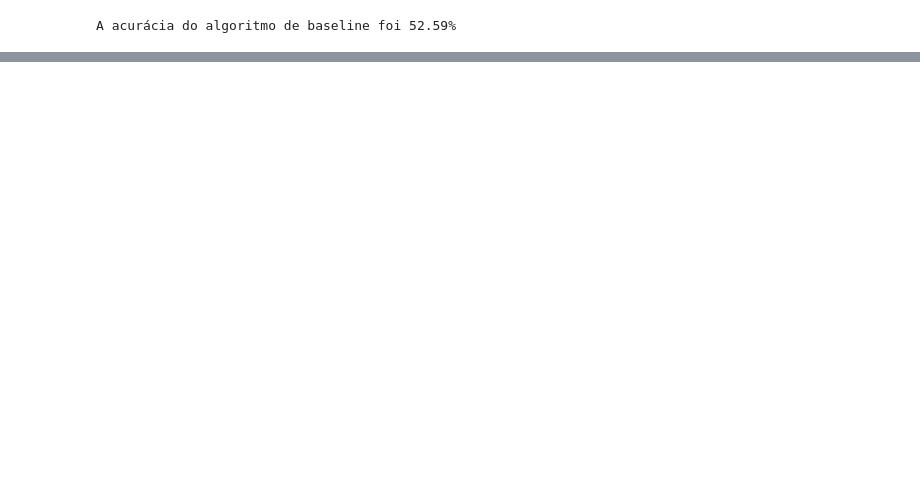
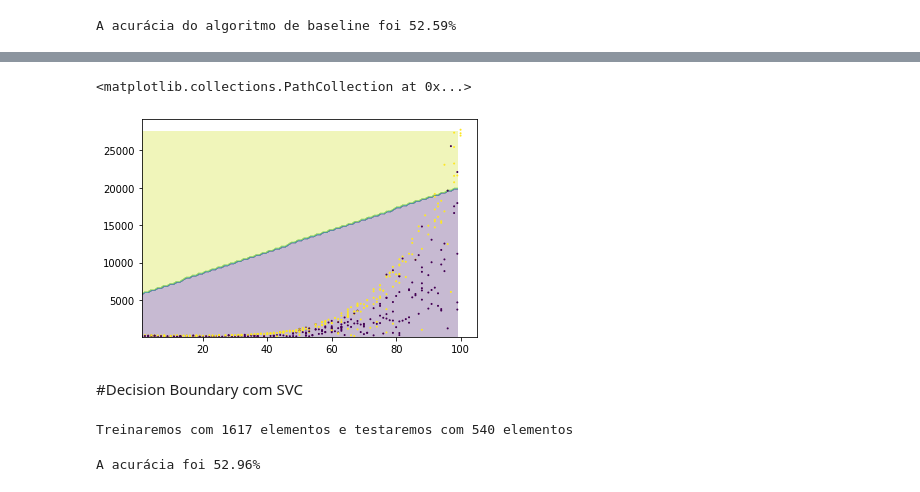
Before and after one commit to Andersonsstr/Curso-Alura-Machine-Learning, a Jupyter notebook: Plotando_Gráficos_Seaborn_e_SVC.ipynb, the cells around one changed output, grey strips where cells are left out. Drawn from its saved outputs; the diff is of its cells as text; code cells hidden in the pictures; blank space fills up the shorter version.

```diff
--- a/Plotando_Gráficos_Seaborn_e_SVC.ipynb
+++ b/Plotando_Gráficos_Seaborn_e_SVC.ipynb
@@ -115,0 +153,7 @@ A acurácia do algoritmo de baseline foi 52.59%
+# %%
+#Vamos desenhar uma linha manualmente para agregar na análise e assim visualizamos a linha usada para tomada de decisão
+x_min = teste_x.horas_esperadas.min()
+x_max = teste_x.horas_esperadas.max()
+y_min = teste_x.preco.min()
+y_max = teste_x.preco.max()
+print(x_min, x_max,y_min,y_max)
@@ -115,0 +162,8 @@ A acurácia do algoritmo de baseline foi 52.59%
+# %%
+pixels = 100
+eixo_x = np.arange(x_min, x_max, (x_max - x_min) / pixels)
+eixo_y = np.arange(y_min, y_max, (y_max - y_min) / pixels)
+# %%
+xx, yy = np.meshgrid(eixo_x, eixo_y)
+pontos = np.c_[xx.ravel(), yy.ravel()]
+pontos
@@ -115,0 +178,4 @@ A acurácia do algoritmo de baseline foi 52.59%
+# %%
+Z = modelo.predict(pontos)
+Z = Z.reshape(xx.shape)
+Z
@@ -115,0 +192,9 @@ A acurácia do algoritmo de baseline foi 52.59%
+# %%
+#Podemos ver que ele desenha uma reta, o que é bem ruim, o ideal seria termos uma curva
+plt.contourf(xx, yy, Z, alpha=0.3)
+plt.scatter(teste_x.horas_esperadas, teste_x.preco, c=teste_y, s=1)
+# %% [output]
+<matplotlib.collections.PathCollection at 0x...>
+[figure, added]
+# %% [markdown]
+#Decision Boundary com SVC
@@ -115,0 +208,4 @@ A acurácia do algoritmo de baseline foi 52.59%
+# %%
+print("Treinaremos com %d elementos e testaremos com %d elementos" % (len(treino_x), len(teste_x)))
+# %% [output]
+Treinaremos com 1617 elementos e testaremos com 540 elementos
@@ -115,0 +216,5 @@ A acurácia do algoritmo de baseline foi 52.59%
+# %%
+acuracia = accuracy_score(teste_y, previsoes) * 100
+print("A acurácia foi %.2f%%" % acuracia)
+# %% [output]
+A acurácia foi 52.96%
```
Also changed, not shown: parts of 37 cells of this notebook.
